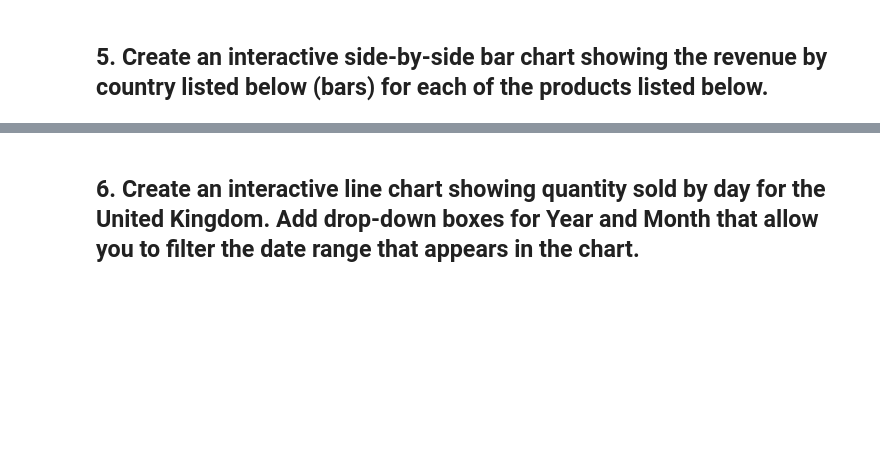
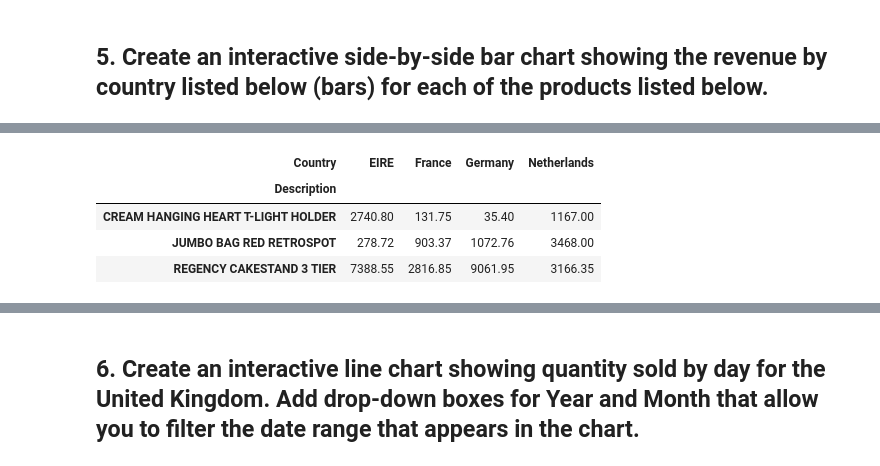
Before and after one commit to ta-datapt-bcn/lab-interactive-visualization, a Jupyter notebook: your-code/main.ipynb, the cells around one changed output, grey strips where cells are left out. Saved outputs shown, nothing was run; the diff lists cells and outputs as text; code cells hidden in the pictures; blank space fills up the shorter version.

```diff
--- a/your-code/main.ipynb
+++ b/your-code/main.ipynb
@@ -32,0 +127,10 @@ country_list = ['EIRE', 'Germany', 'France', 'Netherlands']
+# %%
+df5_pivot = df5.pivot_table(values='Revenue', index='Description', columns = 'Country')
+# %%
+df5_pivot
+# %% [output]
+| Country | EIRE | France | Germany | Netherlands |
+| Description |  |  |  |  |
+| CREAM HANGING HEART T-LIGHT HOLDER | 2740.80 | 131.75 | 35.40 | 1167.00 |
+| JUMBO BAG RED RETROSPOT | 278.72 | 903.37 | 1072.76 | 3468.00 |
+| REGENCY CAKESTAND 3 TIER | 7388.55 | 2816.85 | 9061.95 | 3166.35 |
```
Also changed, not shown: parts of 28 cells of this notebook.
